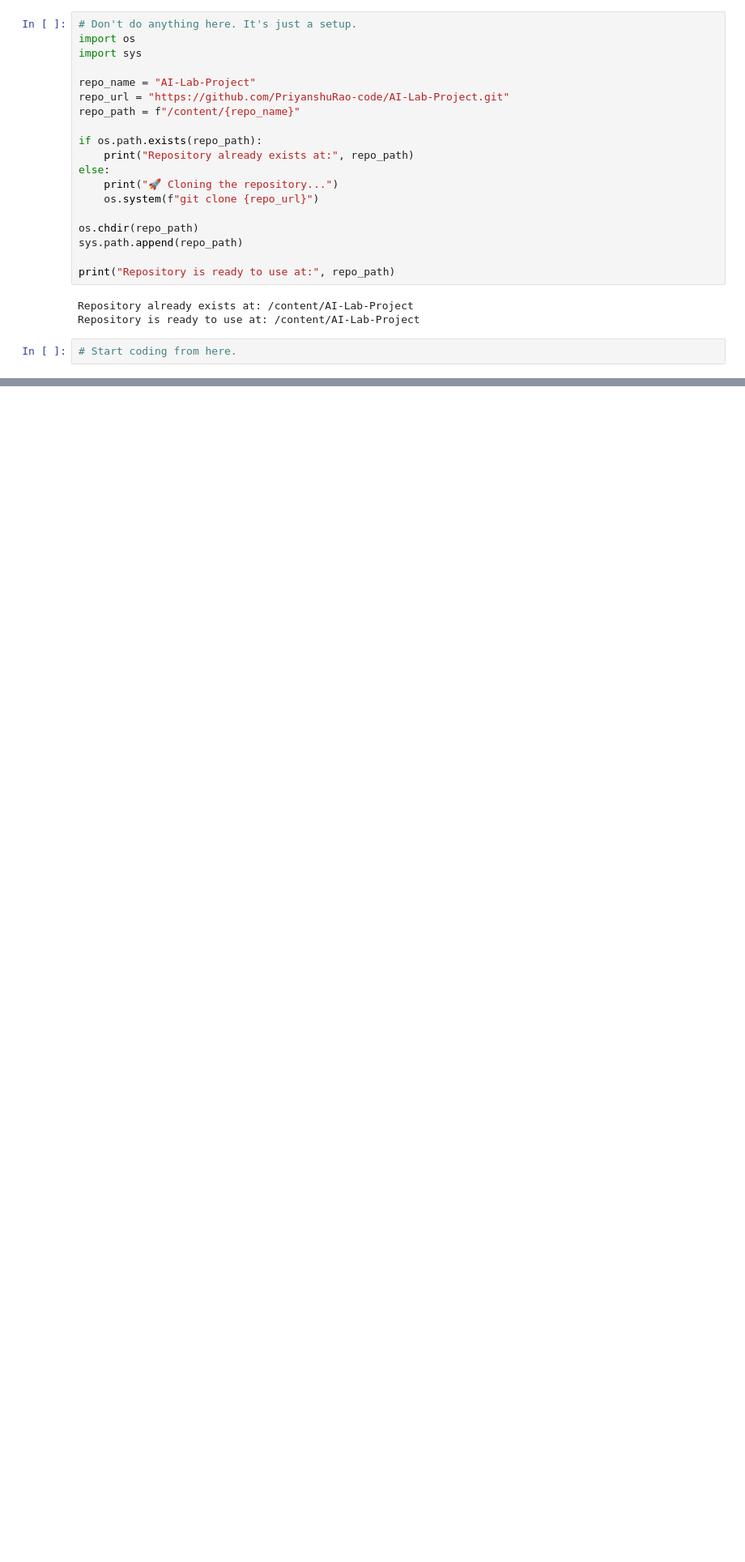
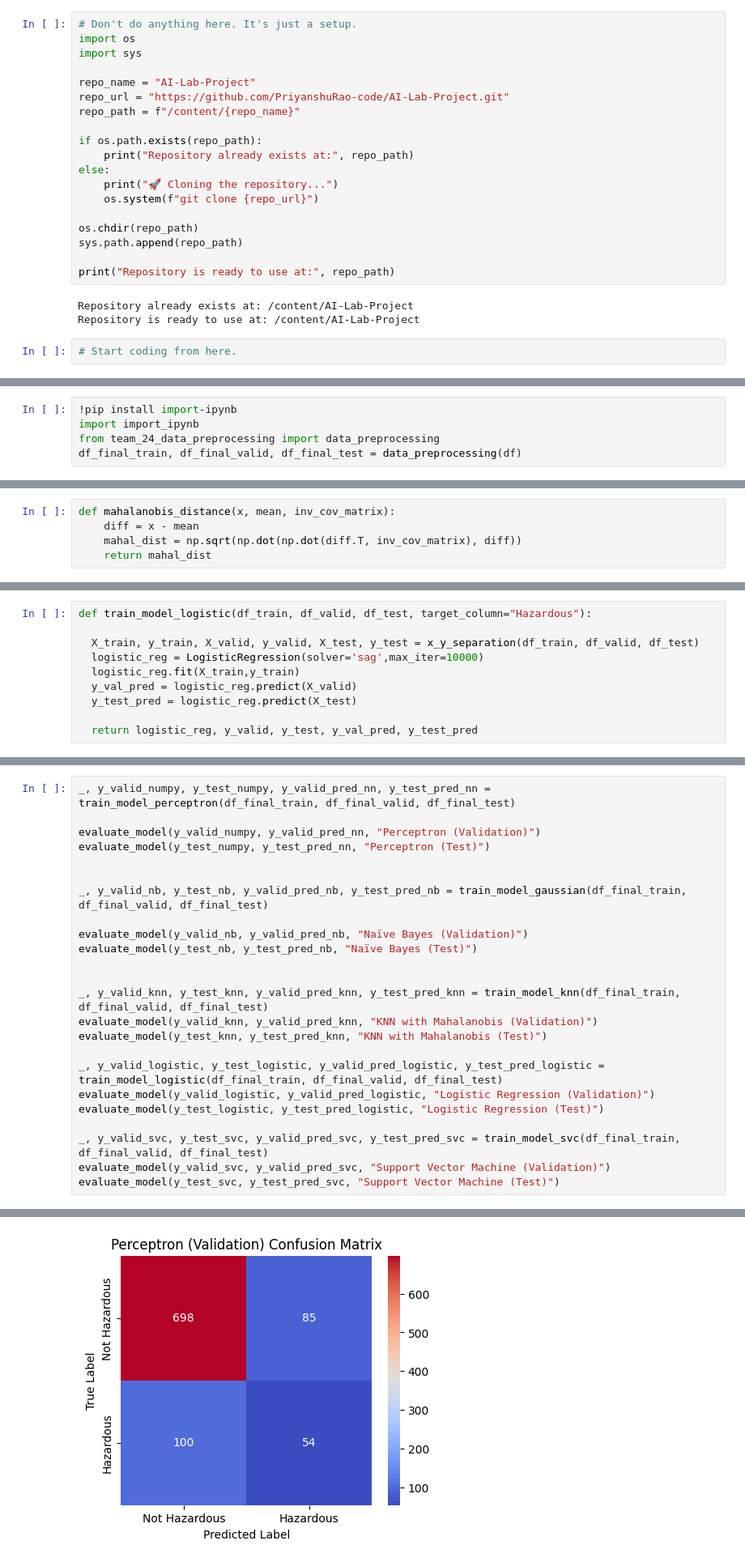
Before and after one commit to PriyanshuRao-code/AI-Lab-Project, a Jupyter notebook: team_24_supervised_learning.ipynb, the cells around one changed output, grey strips where cells are left out. Shown at 81% size. Drawn from its saved outputs; the diff is of its cells as text; blank space fills up the shorter version.

Commit message:
Supervised Learning models uploaded.

```diff
--- a/team_24_supervised_learning.ipynb
+++ b/team_24_supervised_learning.ipynb
@@ -26,0 +45,5 @@ Repository is ready to use at: /content/AI-Lab-Project
+# %%
+!pip install import-ipynb
+import import_ipynb
+from team_24_data_preprocessing import data_preprocessing
+df_final_train, df_final_valid, df_final_test = data_preprocessing(df)
@@ -26,0 +156,5 @@ Repository is ready to use at: /content/AI-Lab-Project
+# %%
+def mahalanobis_distance(x, mean, inv_cov_matrix):
+    diff = x - mean
+    mahal_dist = np.sqrt(np.dot(np.dot(diff.T, inv_cov_matrix), diff))
+    return mahal_dist
@@ -26,0 +230,10 @@ Repository is ready to use at: /content/AI-Lab-Project
+# %%
+def train_model_logistic(df_train, df_valid, df_test, target_column="Hazardous"):
+
+  X_train, y_train, X_valid, y_valid, X_test, y_test = x_y_separation(df_train, df_valid, df_test)
+  logistic_reg = LogisticRegression(solver='sag',max_iter=10000)
+  logistic_reg.fit(X_train,y_train)
+  y_val_pred = logistic_reg.predict(X_valid)
+  y_test_pred = logistic_reg.predict(X_test)
+
+  return logistic_reg, y_valid, y_test, y_val_pred, y_test_pred
@@ -26,0 +264,25 @@ Repository is ready to use at: /content/AI-Lab-Project
+# %%
+_, y_valid_numpy, y_test_numpy, y_valid_pred_nn, y_test_pred_nn = train_model_perceptron(df_final_train, df_final_valid, df_final_test)
+
+evaluate_model(y_valid_numpy, y_valid_pred_nn, "Perceptron (Validation)")
+evaluate_model(y_test_numpy, y_test_pred_nn, "Perceptron (Test)")
+
+
+_, y_valid_nb, y_test_nb, y_valid_pred_nb, y_test_pred_nb = train_model_gaussian(df_final_train, df_final_valid, df_final_test)
+
+evaluate_model(y_valid_nb, y_valid_pred_nb, "Naïve Bayes (Validation)")
+evaluate_model(y_test_nb, y_test_pred_nb, "Naïve Bayes (Test)")
+
+
+_, y_valid_knn, y_test_knn, y_valid_pred_knn, y_test_pred_knn = train_model_knn(df_final_train, df_final_valid, df_final_test)
+evaluate_model(y_valid_knn, y_valid_pred_knn, "KNN with Mahalanobis (Validation)")
+evaluate_model(y_test_knn, y_test_pred_knn, "KNN with Mahalanobis (Test)")
+
+_, y_valid_logistic, y_test_logistic, y_valid_pred_logistic, y_test_pred_logistic = train_model_logistic(df_final_train, df_final_valid, df_final_test)
+evaluate_model(y_valid_logistic, y_valid_pred_logistic, "Logistic Regression (Validation)")
+evaluate_model(y_test_logistic, y_test_pred_logistic, "Logistic Regression (Test)")
+
+_, y_valid_svc, y_test_svc, y_valid_pred_svc, y_test_pred_svc = train_model_svc(df_final_train, df_final_valid, df_final_test)
+evaluate_model(y_valid_svc, y_valid_pred_svc, "Support Vector Machine (Validation)")
+evaluate_model(y_test_svc, y_test_pred_svc, "Support Vector Machine (Test)")
+# %% [output]
@@ -26,0 +290 @@ Repository is ready to use at: /content/AI-Lab-Project
+[figure, added]
```
Also changed, not shown: parts of 14 cells of this notebook.
